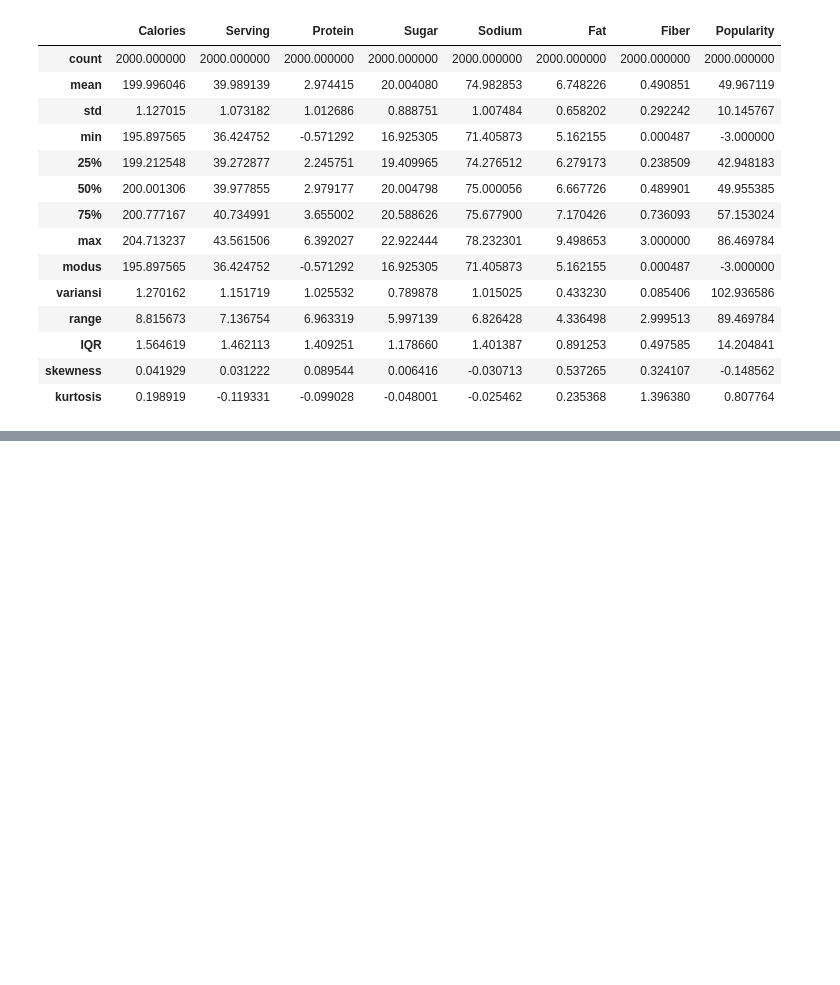
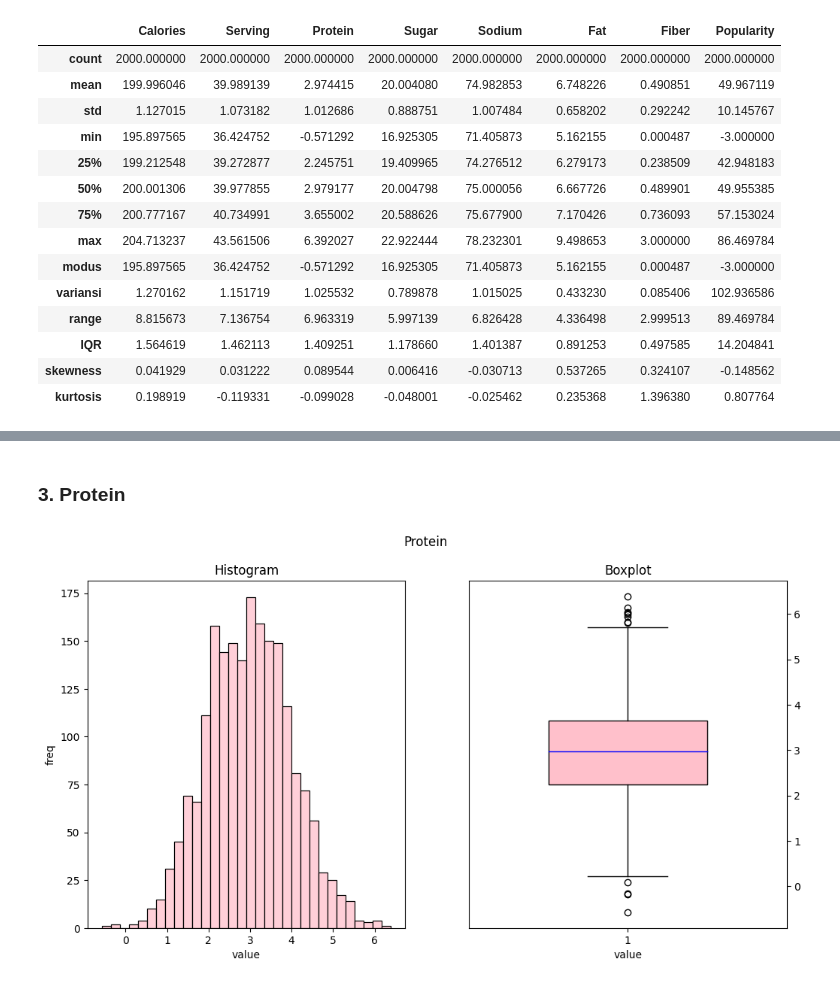
Before and after one commit to wigaandini/K1-IF2220-13522053-13522063, a Jupyter notebook: K1-IF2220-13522053-13522063.ipynb, the cells around one changed output, grey strips where cells are left out. Cells and saved outputs as stored; diff of their text form; code cells hidden in the pictures; blank space fills up the shorter version.

```diff
--- a/K1-IF2220-13522053-13522063.ipynb
+++ b/K1-IF2220-13522053-13522063.ipynb
@@ -141,0 +184,6 @@ data_stats
+# %% [markdown]
+### 3. Protein
+# %%
+dist_plot(data['Protein'], True)
+# %% [output]
+[figure, added]
```
Also changed, not shown: parts of 42 cells of this notebook.
